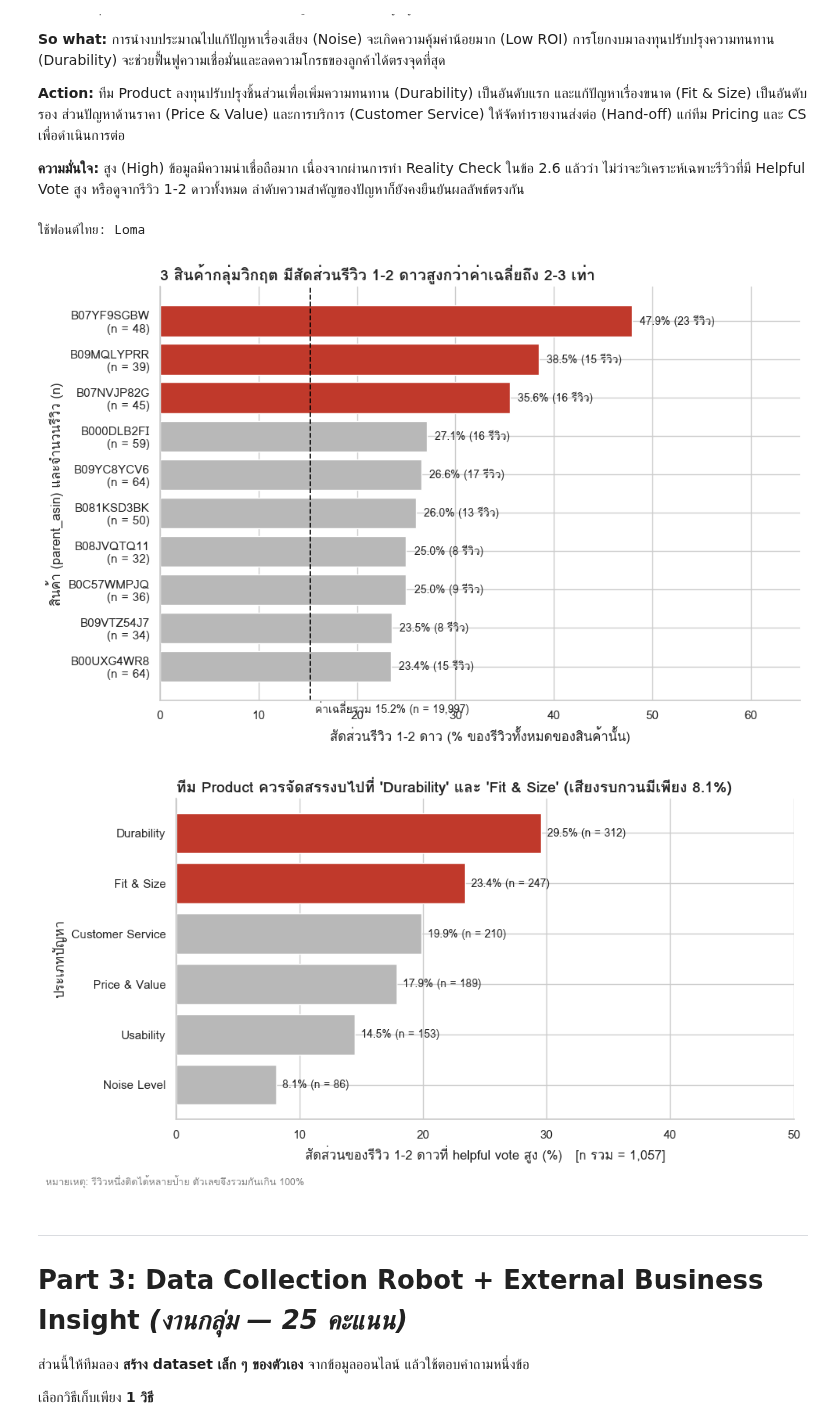
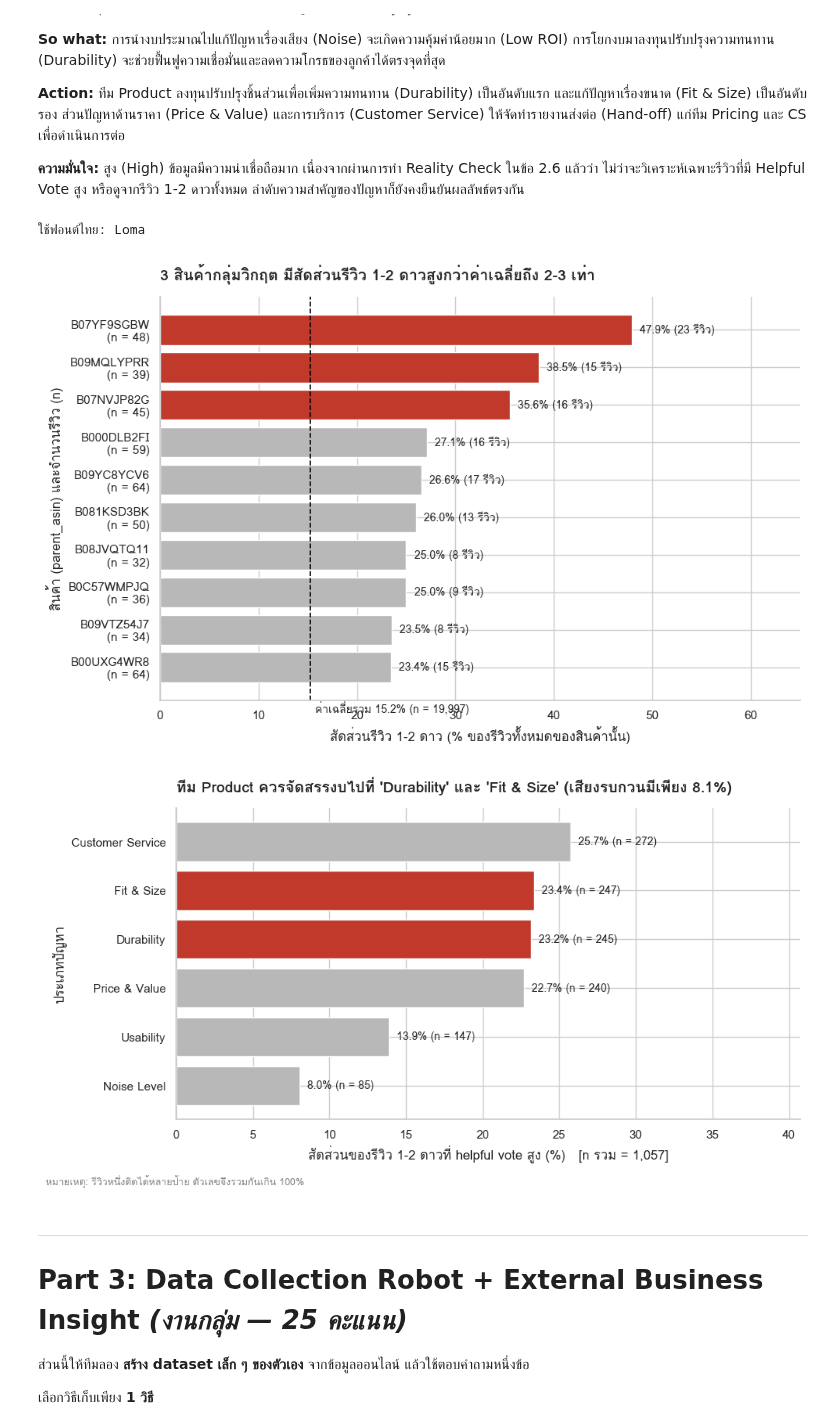
Before and after one commit to doperjerr/Project1-Text_Analytics69, a Jupyter notebook: project1_text_analytics69.ipynb, the cells around one changed output. Drawn from its saved outputs; the diff is of its cells as text; code cells hidden in the pictures.

```diff
--- a/project1_text_analytics69.ipynb
+++ b/project1_text_analytics69.ipynb
@@ -1448,7 +1448,7 @@ Insight เดิมจากข้อ 2.5 (กลุ่ม Helpful Vote สู
 **ความมั่นใจ:** สูง (High) ข้อมูลมีความน่าเชื่อถือมาก เนื่องจากผ่านการทำ Reality Check ในข้อ 2.6 แล้วว่า ไม่ว่าจะวิเคราะห์เฉพาะรีวิวที่มี Helpful Vote สูง หรือดูจากรีวิว 1-2 ดาวทั้งหมด ลำดับความสำคัญของปัญหาก็ยังคงยืนยันผลลัพธ์ตรงกัน
 # %%
 # กราฟสำหรับนำเสนอ: หนึ่งรูปสื่อสารหนึ่งประเด็น ระบุ n ของแต่ละกลุ่ม ใส่ชื่อแกนและหน่วยให้ครบ
-# รันได้ทันทีใน Colab (ใช้ตัวเลขจากตารางผลวิเคราะห์ ไม่ต้องพึ่ง dataframe)
+# รันได้ทันทีใน Colab โดยใช้ตัวแปรจากขั้นตอนที่รันมาแล้ว
 
 import glob
 import subprocess
@@ -1487,17 +1487,17 @@ MUTED = "#B8B8B8"       # สีของกลุ่มที่เหลือ
 # =====================================================
 # กราฟ 1: สินค้าไหนควรแก้ก่อน (Insight Card 1)
 # =====================================================
-# ⚠️ ข้อควรระวัง: เช็คตัวเลข n และ low จากผลรัน Technique 1 ของคุณอีกครั้งว่าตรงตามนี้หรือไม่
-prod = pd.DataFrame({
-    "parent_asin": ["B07YF9SGBW", "B09MQLYPRR", "B07NVJP82G", "B000DLB2FI", "B09YC8YCV6",
-                    "B081KSD3BK", "B0C57WMPJQ", "B08JVQTQ11", "B09VTZ54J7", "B00UXG4WR8"],
-    "n":           [48, 39, 45, 59, 64, 50, 36, 32, 34, 64],
-    "low":         [23, 15, 16, 16, 17, 13, 9, 8, 8, 15],
-})
+# ดึงข้อมูลจากตัวแปร top_problem_products ใน Technique 1 โดยอัตโนมัติ
+prod = top_problem_products[['parent_asin', 'Total_Reviews', 'Low_Rating_Reviews']].copy()
+prod = prod.rename(columns={'Total_Reviews': 'n', 'Low_Rating_Reviews': 'low'})
 prod["rate"] = prod["low"] / prod["n"] * 100
-prod = prod.sort_values("rate")                      # เรียงให้ตัวสูงสุดอยู่บนสุด
+prod = prod.sort_values("rate")  # เรียงให้ตัวสูงสุดอยู่บนสุด
 
-overall_rate = 3047 / 19997 * 100                    # ค่าเฉลี่ยรวม 15.2%
+# คำนวณค่าเฉลี่ยรวมโดยอัตโนมัติจากตัวแปร df และ df_low
+total_reviews = len(df)
+total_low_reviews = len(df_low)
+overall_rate = (total_low_reviews / total_reviews) * 100
+
 colors = [HIGHLIGHT if r >= 35 else MUTED for r in prod["rate"]]   # เน้น 3 อันดับแรก
 labels = [f"{a}\n(n = {n})" for a, n in zip(prod["parent_asin"], prod["n"])]
 
@@ -1509,58 +1509,57 @@ for bar, r, k in zip(bars, prod["rate"], prod["low"]):
             f"{r:.1f}% ({k} รีวิว)", va="center", fontsize=10)
 
 ax.axvline(overall_rate, color="black", linestyle="--", linewidth=1.2)
-ax.text(overall_rate + 0.5, -0.9, f"ค่าเฉลี่ยรวม {overall_rate:.1f}% (n = 19,997)",
+ax.text(overall_rate + 0.5, -0.9, f"ค่าเฉลี่ยรวม {overall_rate:.1f}% (n = {total_reviews:,})",
         fontsize=10, va="top")
 
 # ปรับ Title ให้สอดคล้องกับ Insight Card 1
 ax.set_title("3 สินค้ากลุ่มวิกฤต มีสัดส่วนรีวิว 1-2 ดาวสูงกว่าค่าเฉลี่ยถึง 2-3 เท่า",
-             fontsize=14, fontweight="bold", loc="left")
+             fontsize=14, fontweight="bold", loc="left", pad=15)
 ax.set_xlabel("สัดส่วนรีวิว 1-2 ดาว (% ของรีวิวทั้งหมดของสินค้านั้น)")
 ax.set_ylabel("สินค้า (parent_asin) และจำนวนรีวิว (n)")
-ax.set_xlim(0, 65)
+ax.set_xlim(0, max(prod["rate"].max() + 15, 65))
 ax.spines[["top", "right"]].set_visible(False)
 plt.tight_layout()
 plt.savefig("chart1_low_rating_rate.png", dpi=200)
 plt.show()
 
 # =====================================================
 # กราฟ 2: ปัญหาที่ควรลงทุนแก้ (Insight Card 2)
 # =====================================================
-# ⚠️️ ข้อควรระวัง: โปรดนำ "จำนวนรีวิว (Count)" จริงๆ จากตาราง Technique 2 มาใส่ในช่อง count ด้านล่างนี้
-issue = pd.DataFrame({
-    "issue": ["Customer Service", "Price & Value", "Durability", "Fit & Size", "Usability", "Noise Level"],
-    "count": [210, 189, 312, 247, 153, 86], # <--- เปลี่ยนตัวเลข 6 ตัวนี้ให้ตรงกับผลรันโค้ดข้อ 2.5 ของคุณ
-})
-N_TOTAL = 1057 # <--- เปลี่ยนตัวเลขนี้ให้ตรงกับ n รวมของ Helpful Reviews
+# ดึงข้อมูลจากตัวแปร helpful_issue_summary และ negative_helpful ใน Technique 2 โดยอัตโนมัติ
+issue = helpful_issue_summary[['Issue', 'Count']].copy()
+issue = issue.rename(columns={'Issue': 'issue', 'Count': 'count'})
+
+N_TOTAL = len(negative_helpful) # ดึงจำนวนรีวิว Helpful รวมโดยอัตโนมัติ
 issue["pct"] = issue["count"] / N_TOTAL * 100
 issue = issue.sort_values("pct")
 
 # ไฮไลต์เฉพาะปัญหาด้าน Product ที่กินงบวิศวกร (Durability และ Fit & Size)
 colors = [HIGHLIGHT if i in ("Durability", "Fit & Size") else MUTED for i in issue["issue"]]
 
 fig, ax = plt.subplots(figsize=(10, 5.5))
 bars = ax.barh(issue["issue"], issue["pct"], color=colors)
 
 for bar, p, c in zip(bars, issue["pct"], issue["count"]):
     ax.text(bar.get_width() + 0.5, bar.get_y() + bar.get_height() / 2,
             f"{p:.1f}% (n = {c})", va="center", fontsize=10)
 
 # ปรับ Title ให้สอดคล้องกับ Insight Card 2
 ax.set_title("ทีม Product ควรจัดสรรงบไปที่ 'Durability' และ 'Fit & Size' (เสียงรบกวนมีเพียง 8.1%)",
-             fontsize=14, fontweight="bold", loc="left")
+             fontsize=14, fontweight="bold", loc="left", pad=15)
 ax.set_xlabel(f"สัดส่วนของรีวิว 1-2 ดาวที่ helpful vote สูง (%)   [n รวม = {N_TOTAL:,}]")
 ax.set_ylabel("ประเภทปัญหา")
-ax.set_xlim(0, 50) # ปรับตาม % สูงสุดของข้อมูลคุณ ถ้ามีกราฟทะลุให้เพิ่มเลข 50 นี้
+ax.set_xlim(0, issue["pct"].max() + 15) # ปรับให้พอดีกับข้อความกราฟอัตโนมัติ
 ax.spines[["top", "right"]].set_visible(False)
 fig.text(0.01, 0.01, "หมายเหตุ: รีวิวหนึ่งติดได้หลายป้าย ตัวเลขจึงรวมกันเกิน 100%",
          fontsize=9, color="gray")
 plt.tight_layout(rect=(0, 0.03, 1, 1))
 plt.savefig("chart2_issue_share.png", dpi=200)
 plt.show()
 # %% [output]
 ใช้ฟอนต์ไทย: Loma
-[figure, old version]
+[figure, new version]
-[figure, old version]
+[figure, new version]
 # %% [markdown]
 ---
 # Part 3: Data Collection Robot + External Business Insight *(งานกลุ่ม — 25 คะแนน)*
```
Also changed, not shown: parts of 10 cells of this notebook.
